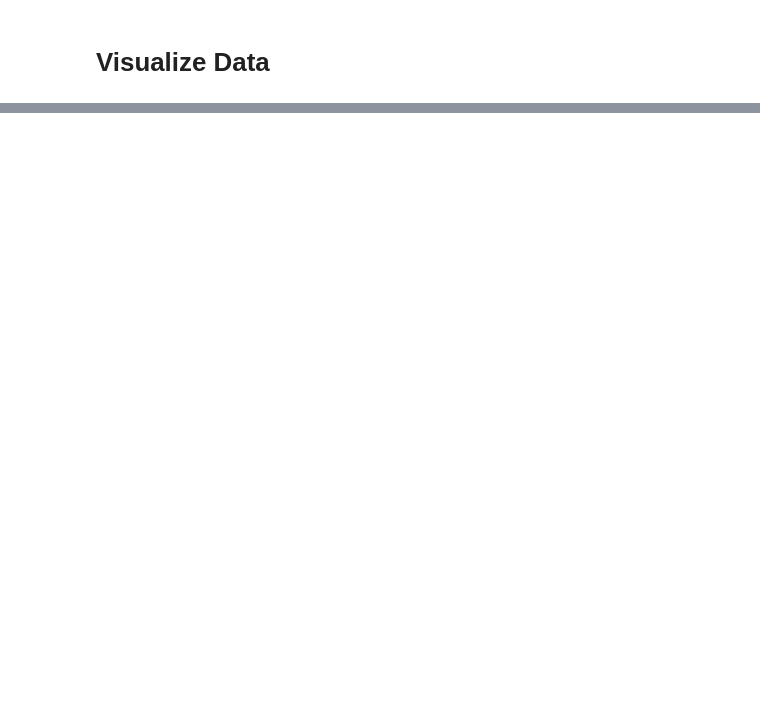
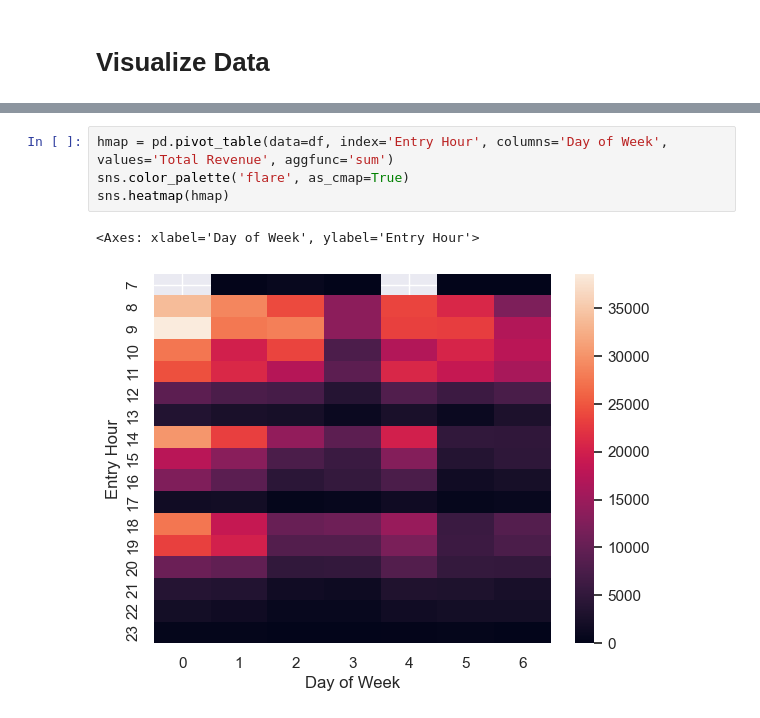
Before and after one commit to connor-hanan/clinic_analysis_python_powerbi, a Jupyter notebook: project_notebook.ipynb, the cells around one changed output, grey strips where cells are left out. Saved outputs shown, nothing was run; the diff lists cells and outputs as text; blank space fills up the shorter version.

```diff
--- a/project_notebook.ipynb
+++ b/project_notebook.ipynb
@@ -97,0 +147,7 @@ df.head()
+# %%
+hmap = pd.pivot_table(data=df, index='Entry Hour', columns='Day of Week', values='Total Revenue', aggfunc='sum')
+sns.color_palette('flare', as_cmap=True)
+sns.heatmap(hmap)
+# %% [output]
+<Axes: xlabel='Day of Week', ylabel='Entry Hour'>
+[figure, added]
```
Also changed, not shown: parts of 9 cells of this notebook.
